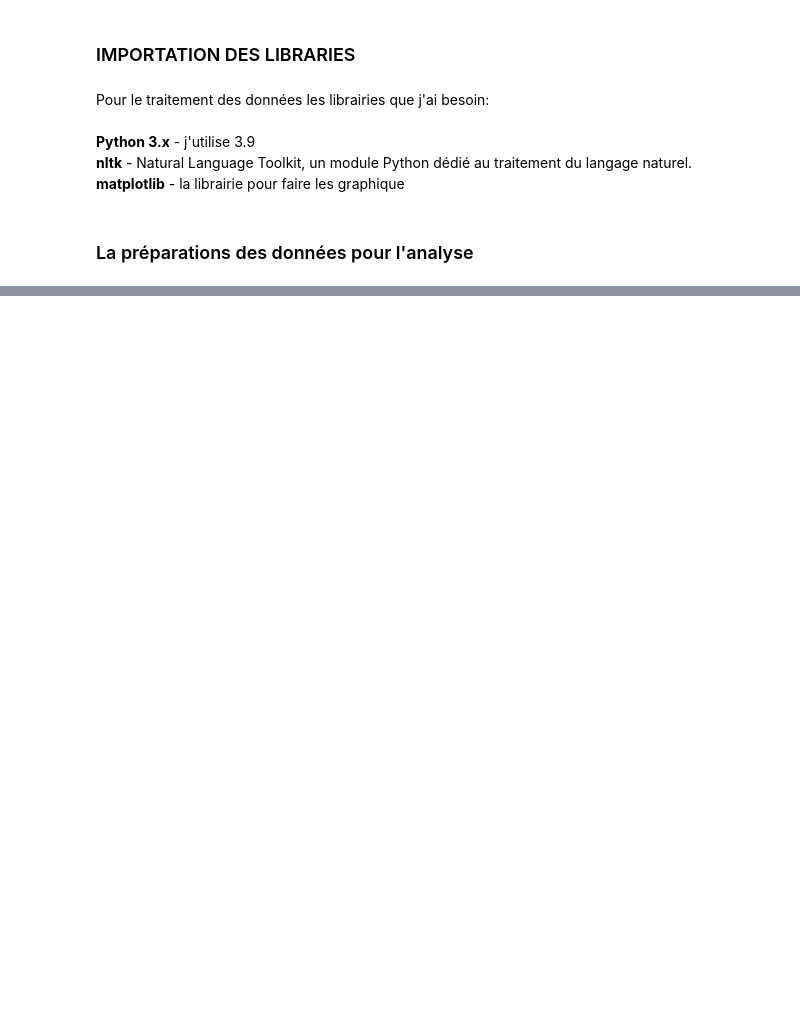
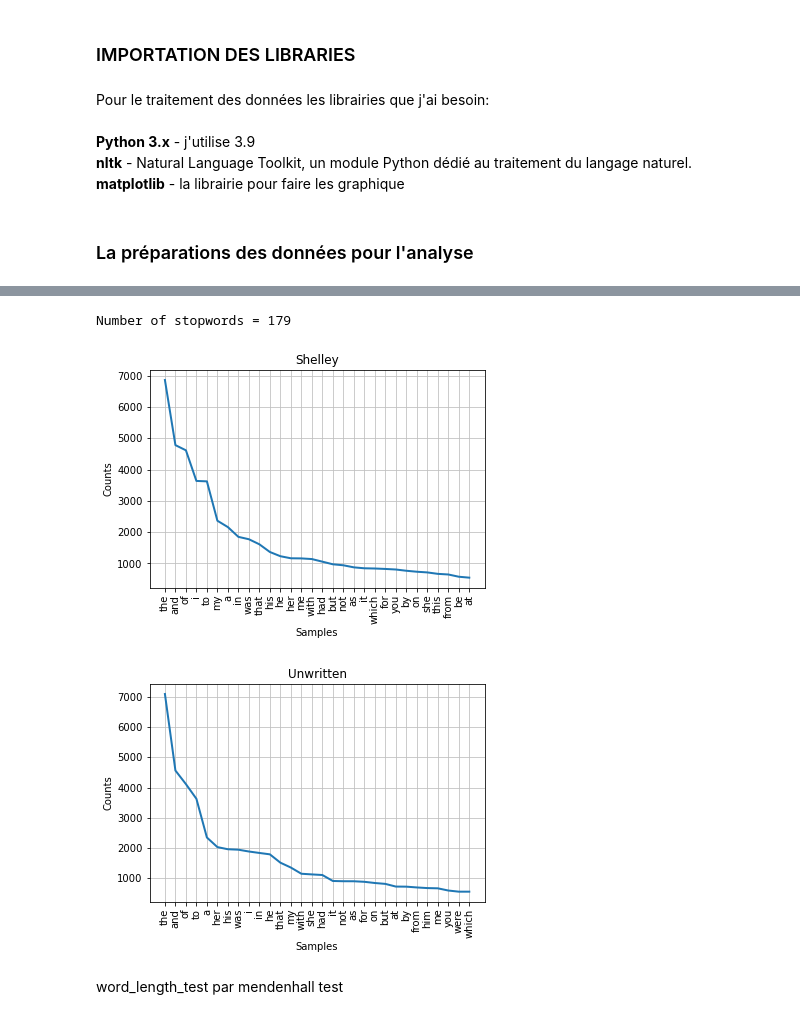
Before and after one commit to NoxuuLab/stylometry, a Jupyter notebook: stylometry.ipynb, the cells around one changed output, grey strips where cells are left out. Saved outputs shown, nothing was run; the diff lists cells and outputs as text; code cells hidden in the pictures; blank space fills up the shorter version.

```diff
--- a/stylometry.ipynb
+++ b/stylometry.ipynb
@@ -80,11 +75,11 @@ words_from_book = make_word_dict(strings_from_book)
 # %%
-def find_shortest_corpus(words_by_author):
+def shortest_corpus(words_by_author):
     word_count = []
     for author in words_by_author:
         word_count.append(len(words_by_author[author]))
-        print('\nNumber of words for {} = {}\n'.
-              format(author, len(words_by_author[author])))
+
     len_shortest_corpus = min(word_count)
-    print('length shortest corpus = {}\n'.format(len_shortest_corpus))
-
     return len_shortest_corpus
+# %%
+len_shortest_corpus = shortest_corpus(words_by_author)
+print('Number of words in shortest corpus is = {}\n'.format(len_shortest_corpus))
@@ -91,22 +92,12 @@ def find_shortest_corpus(words_by_author):
 # %%
-def stopwords_test(words_from_book,len_shortest_corpus ):
-    stopwords_by_book_freq_dist = dict()
-    plt.figure(4)
+def stopwords_test(words_by_author, len_shortest_corpus):
+    stopwords_by_author_freq_dist = dict()
+    plt.figure(2)
     stop_words = set(stopwords.words('english'))  # Use set for speed.
     print('Number of stopwords = {}\n'.format(len(stop_words)))
-    print('Stopwords = {}\n'.format(stop_words))
-    for i, book in enumerate(words_from_book):
-        stopwords_by_book = [word for word in words_from_book[book]
+    #print('Stopwords = {}\n'.format(stop_words))
+    for i, author in enumerate(words_by_author):
+        stopwords_by_author = [word for word in words_by_author[author]
         [:len_shortest_corpus] if word in stop_words]
-        stopwords_by_book_freq_dist[book] = nltk.FreqDist(stopwords_by_book)
-        stopwords_by_book_freq_dist[book].plot(30,
-                                                   label=words_from_book[book],
-                                                   linestyle=LINES[i],
-                                                   title=
-                                                   '30 Most Common Stopwords')
-    plt.legend()
-
-
-plt.show()
+        stopwords_by_author_freq_dist[author] = nltk.FreqDist(stopwords_by_author)
+        stopwords_by_author_freq_dist[author].plot(30,title=author)
-# %%
-len_shortest_corpus = find_shortest_corpus(words_from_book)
@@ -206,0 +104,8 @@ word_length_test(words_from_book, len_shortest_corpus)
+# %%
+stopwords_test(words_by_author, len_shortest_corpus)
+# %% [output]
+Number of stopwords = 179
+[figure, added]
+[figure, added]
+# %% [markdown]
+word_length_test par mendenhall test
```
Also changed, not shown: parts of 34 cells of this notebook, 2 other files.
